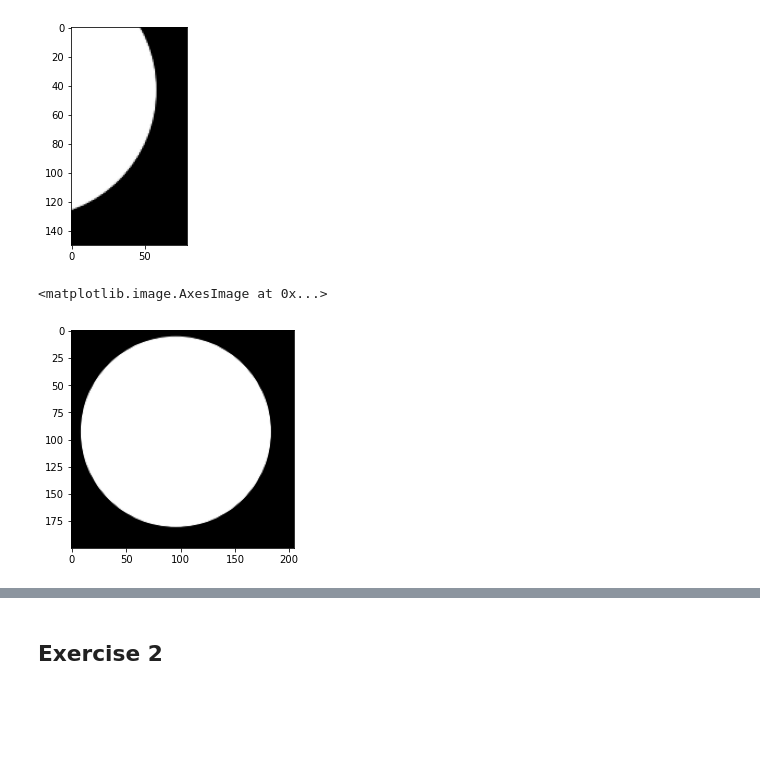
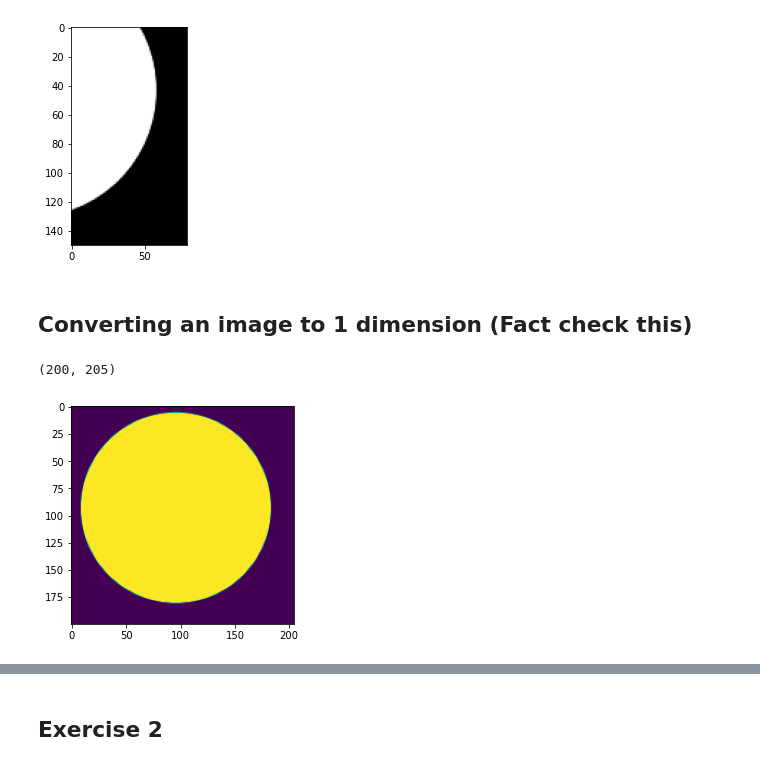
Before and after one commit to adagige/fyp2021p03g02, a Jupyter notebook: notebooks/Exercise 1.ipynb, the cells around one changed output, grey strips where cells are left out. Saved outputs shown, nothing was run; the diff lists cells and outputs as text; code cells hidden in the pictures; blank space fills up the shorter version.

```diff
--- a/notebooks/Exercise 1.ipynb
+++ b/notebooks/Exercise 1.ipynb
@@ -209,9 +212,17 @@ plt.imshow(circle)
 # %% [output]
 <matplotlib.image.AxesImage at 0x...>
 [figure]
-# %%
-circle = plt.imread('circle.png')
-plt.imshow(circle)
-# %% [output]
-<matplotlib.image.AxesImage at 0x...>
-[figure, removed]
+# %% [markdown]
+## Converting an image to 1 dimension (Fact check this)
+# %%
+#Converting an image to a 1 dimensional image
+
+circle = Image.open('circle.png').convert('L')
+
+circle = np.asarray(circle)
+plt.imshow(circle)
+
+print(circle.shape)
+# %% [output]
+(200, 205)
+[figure, added]
```
Also changed, not shown: parts of 12 cells of this notebook, 1 other file.
